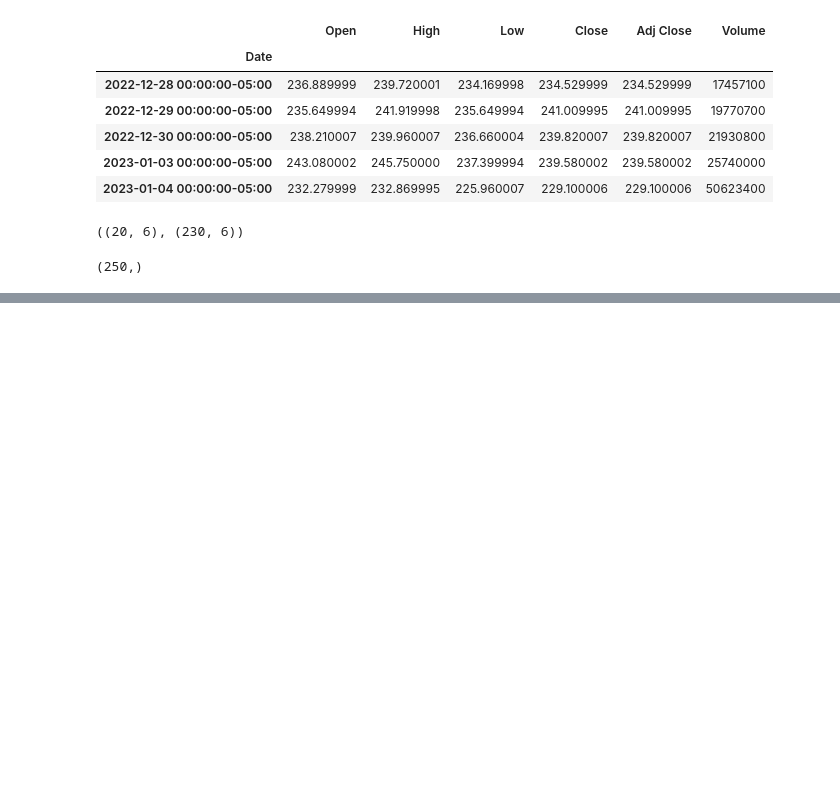
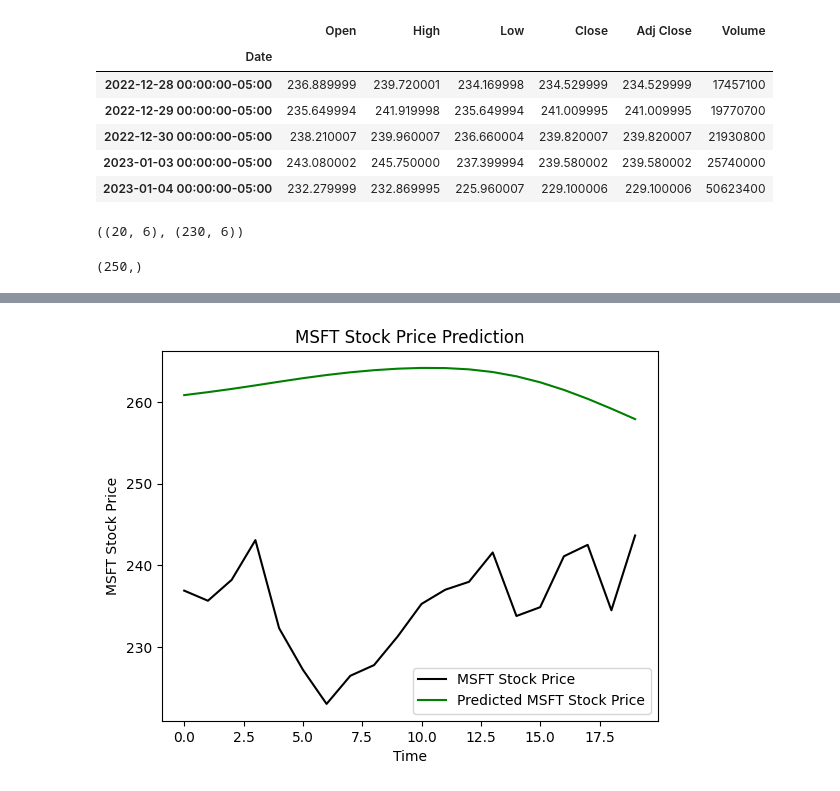
Before and after one commit to andresgd17/ML-stock-prices, a Jupyter notebook: model_v2.ipynb, the cells around one changed output, grey strips where cells are left out. Drawn from its saved outputs; the diff is of its cells as text; code cells hidden in the pictures; blank space fills up the shorter version.

Commit message:
MSFT prediction

```diff
--- a/model_v2.ipynb
+++ b/model_v2.ipynb
@@ -86,5 +100,5 @@ _________________________________________________________________
 # %% [markdown]
 # Training
 # %%
-model.fit(X_train,y_train,epochs=50,batch_size=32)
+model.fit(X_train,y_train,epochs=100,batch_size=32)
 # %% [output]
@@ -139,0 +156,4 @@ inputs.shape
+# %%
+inputs = inputs.reshape(-1,1)
+inputs = sc.transform(inputs)
+inputs.shape
@@ -139,0 +162,8 @@ inputs.shape
+# %%
+X_test = []
+for i in range(60, 80):
+    X_test.append(inputs[i-60:i, 0])
+
+X_test = np.array(X_test)
+X_test = np.reshape(X_test, (X_test.shape[0], X_test.shape[1], 1))
+X_test.shape
@@ -139,0 +172,3 @@ inputs.shape
+# %%
+predicted_stock_price = model.predict(X_test)
+predicted_stock_price = sc.inverse_transform(predicted_stock_price)
@@ -139,0 +177,10 @@ inputs.shape
+# %%
+plt.plot(real_stock_price, color = 'black', label = 'MSFT Stock Price')
+plt.plot(predicted_stock_price, color = 'green', label = 'Predicted MSFT Stock Price')
+plt.title('MSFT Stock Price Prediction')
+plt.xlabel('Time')
+plt.ylabel('MSFT Stock Price')
+plt.legend()
+plt.show()
+# %% [output]
+[figure, added]
```
Also changed, not shown: parts of 9 cells of this notebook, 1 other file.
